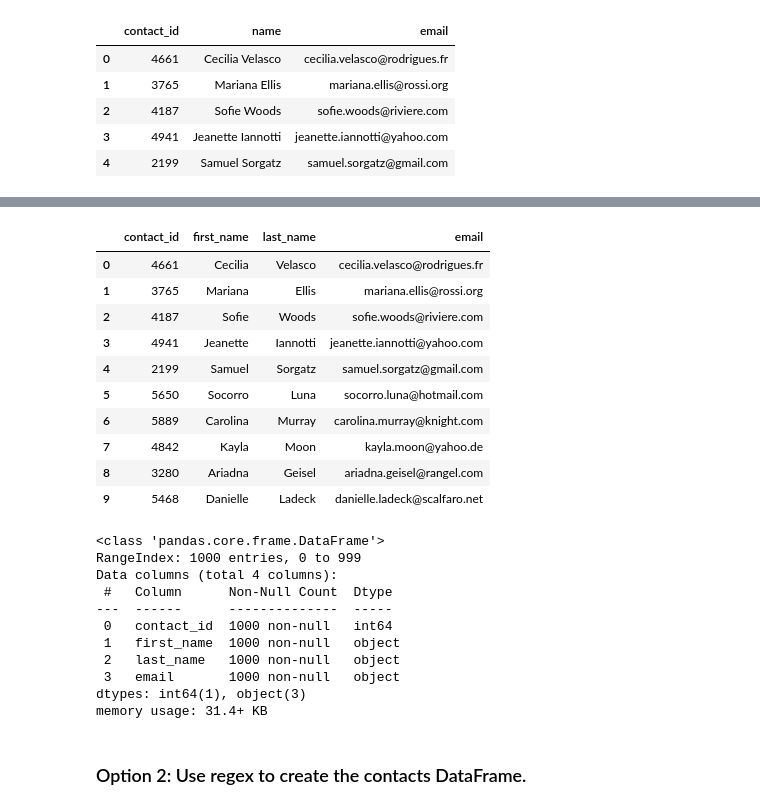
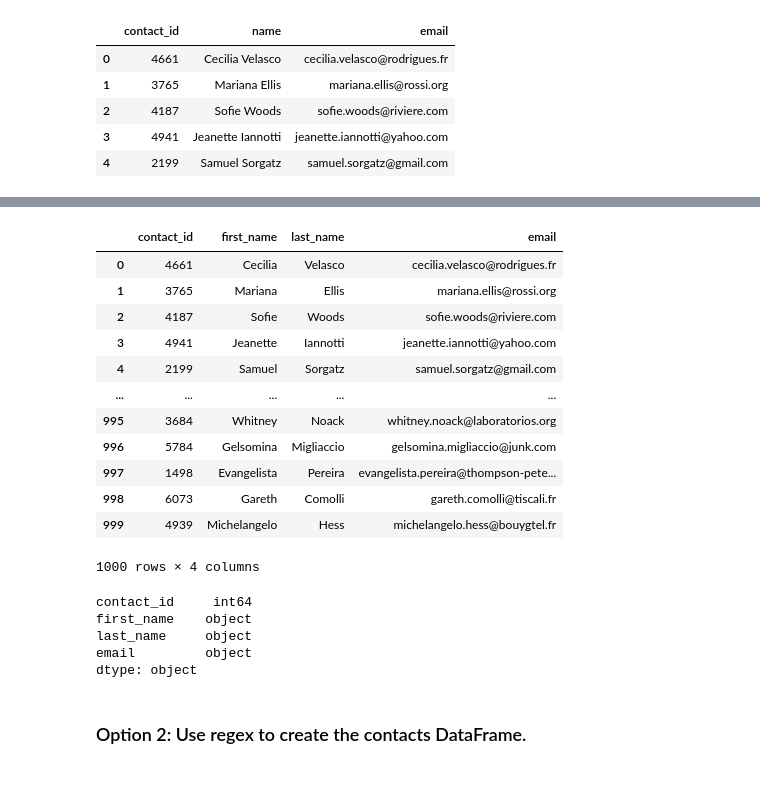
Before and after one commit to afermanich87/ETL_mini_project, a Jupyter notebook: ETL_Mini_Project_AFermanich.ipynb, the cells around one changed output, grey strips where cells are left out. Saved outputs shown, nothing was run; the diff lists cells and outputs as text; code cells hidden in the pictures; blank space fills up the shorter version.

```diff
--- a/ETL_Mini_Project_AFermanich.ipynb
+++ b/ETL_Mini_Project_AFermanich.ipynb
@@ -336,6 +346,12 @@ Then export the DataFrame as a `contacts.csv` CSV file.
 import json
 dict_values = []
 
+for i, row in contact_info_df.iterrows():
+    data = json.loads(row['contact_info'])
+
+    #Iterate through each row and get the values with list comprehension
+    row_values = [x for data,x in data.items()]
+    dict_values.append(row_values)
 
 # Print out the list of values for each row.
 print(dict_values)
@@ -344,6 +360,8 @@ print(dict_values)
 # %%
 # Create a contact_info DataFrame and add each list of values, i.e., each row
 # to the 'contact_id', 'name', 'email' columns.
+contact_info =  pd.DataFrame(dict_values,columns=['contact_id', 'name', 'email'])
+contact_info.head()
 # %% [output]
 |  | contact_id | name | email |
 | 0 | 4661 | Cecilia Velasco | cecilia.velasco@rodrigues.fr |
@@ -367,6 +380,5 @@ memory usage: 23.6+ KB
 # %%
 # Create a "first"name" and "last_name" column with the first and last names from the "name" column.
-
-
-# Drop the contact_name column
+contact_info[['first_name','last_name']] = contact_info['name'].str.split(' ', n=1, expand=True)
+contact_info.head()
 # %% [output]
@@ -383,0 +391,5 @@ memory usage: 23.6+ KB
+# %%
+# Drop the contact_name column
+
+contacts_df = contact_info.drop(['name'], axis=1)
+contacts_df.head()
@@ -384,30 +403,29 @@ memory usage: 23.6+ KB
 # %%
 # Reorder the columns
+contacts_df_clean = contacts_df[['contact_id','first_name','last_name','email']]
+contacts_df_clean
 # %% [output]
 |  | contact_id | first_name | last_name | email |
 | 0 | 4661 | Cecilia | Velasco | cecilia.velasco@rodrigues.fr |
 | 1 | 3765 | Mariana | Ellis | mariana.ellis@rossi.org |
 | 2 | 4187 | Sofie | Woods | sofie.woods@riviere.com |
 | 3 | 4941 | Jeanette | Iannotti | jeanette.iannotti@yahoo.com |
 | 4 | 2199 | Samuel | Sorgatz | samuel.sorgatz@gmail.com |
-| 5 | 5650 | Socorro | Luna | socorro.luna@hotmail.com |
-| 6 | 5889 | Carolina | Murray | carolina.murray@knight.com |
-| 7 | 4842 | Kayla | Moon | kayla.moon@yahoo.de |
-| 8 | 3280 | Ariadna | Geisel | ariadna.geisel@rangel.com |
-| 9 | 5468 | Danielle | Ladeck | danielle.ladeck@scalfaro.net |
+| ... | ... | ... | ... | ... |
+| 995 | 3684 | Whitney | Noack | whitney.noack@laboratorios.org |
+| 996 | 5784 | Gelsomina | Migliaccio | gelsomina.migliaccio@junk.com |
+| 997 | 1498 | Evangelista | Pereira | evangelista.pereira@thompson-pete... |
+| 998 | 6073 | Gareth | Comolli | gareth.comolli@tiscali.fr |
+| 999 | 4939 | Michelangelo | Hess | michelangelo.hess@bouygtel.fr |
+1000 rows × 4 columns
 # %%
 # Check the datatypes one more time before exporting as CSV file.
+contacts_df_clean.dtypes
 # %% [output]
-<class 'pandas.core.frame.DataFrame'>
-RangeIndex: 1000 entries, 0 to 999
-Data columns (total 4 columns):
- #   Column      Non-Null Count  Dtype
----  ------      --------------  -----
- 0   contact_id  1000 non-null   int64
- 1   first_name  1000 non-null   object
- 2   last_name   1000 non-null   object
- 3   email       1000 non-null   object
-dtypes: int64(1), object(3)
-memory usage: 31.4+ KB
+contact_id     int64
+first_name    object
+last_name     object
+email         object
+dtype: object
 # %%
 # Export the DataFrame as a CSV file.
```
Also changed, not shown: parts of 14 cells of this notebook, 3 other files.
